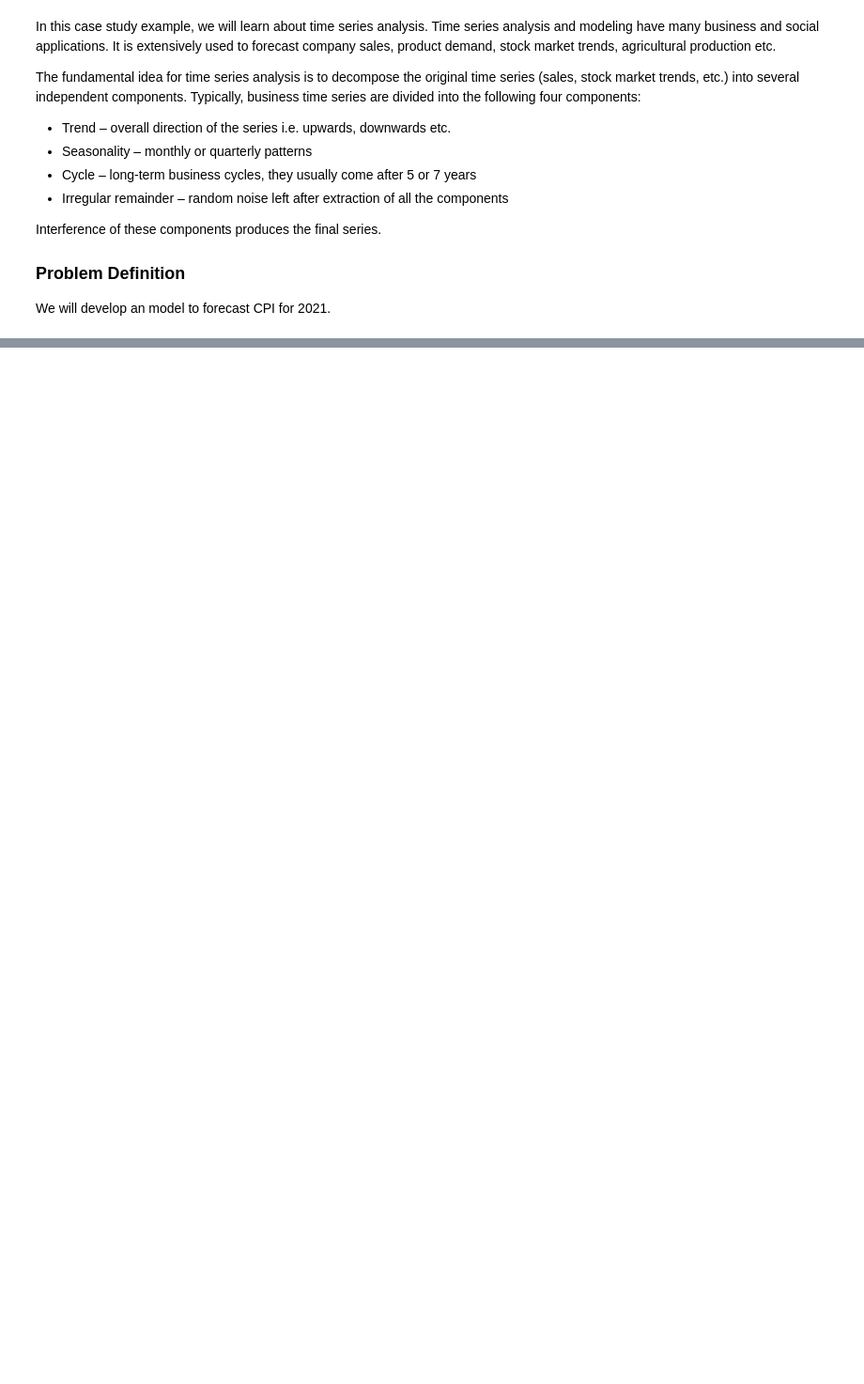
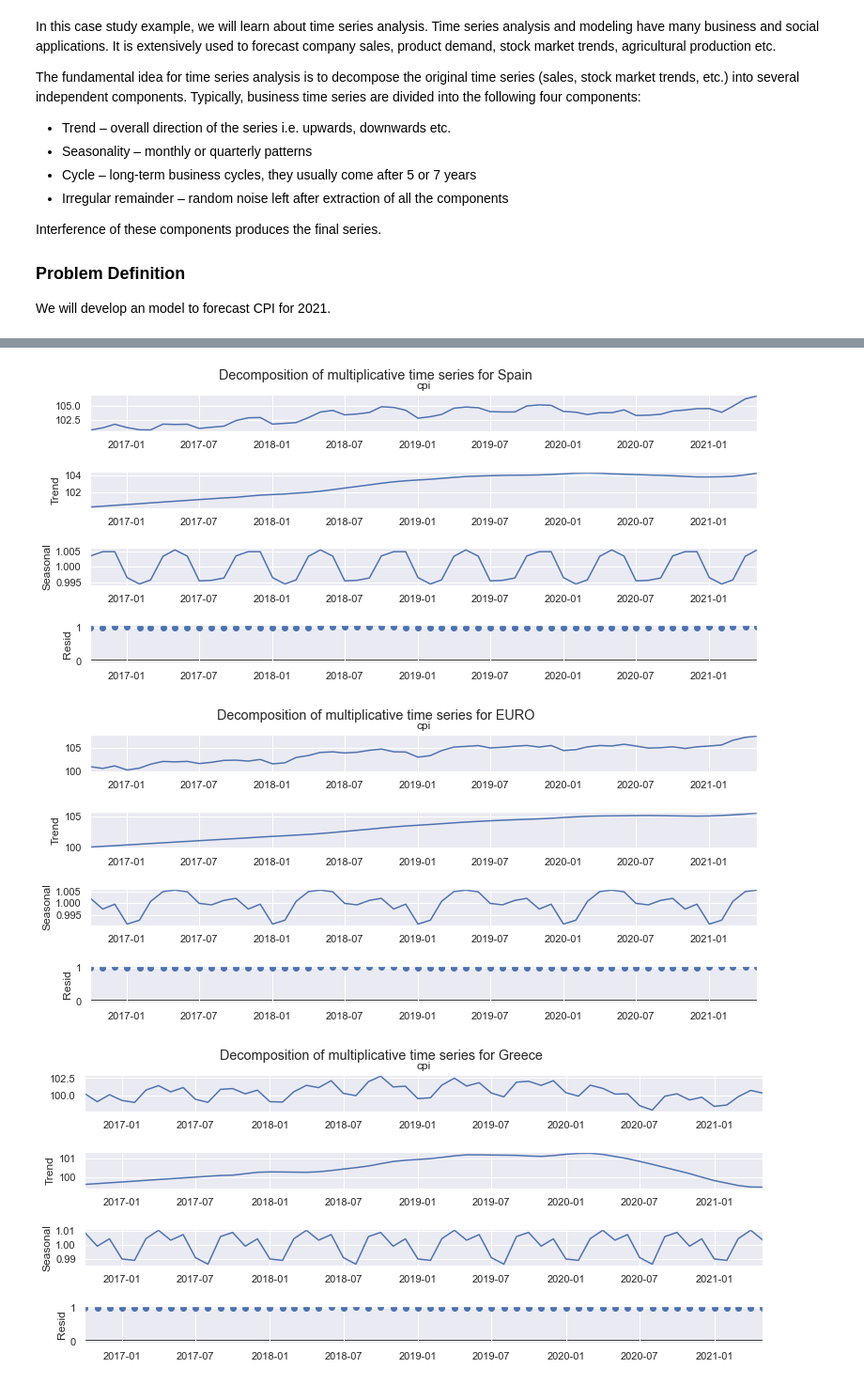
Before and after one commit to tajalahluwalia/data_tools_final_project, a Jupyter notebook: DataScienceToolsFinalProject.ipynb, the cells around one changed output, grey strips where cells are left out. Shown at 94% size. Drawn from its saved outputs; the diff is of its cells as text; code cells hidden in the pictures; blank space fills up the shorter version.

```diff
--- a/DataScienceToolsFinalProject.ipynb
+++ b/DataScienceToolsFinalProject.ipynb
@@ -236,0 +352,15 @@ We will develop an model to forecast CPI for 2021.
+# %%
+from statsmodels.tsa.seasonal import seasonal_decompose
+
+for country in countries:
+    decomposition = seasonal_decompose(final_df[(final_df.Country == country)]["cpi"], model='multiplicative',two_sided=False, extrapolate_trend=4)
+
+    fig = decomposition.plot()
+    fig.set_figwidth(12)
+    fig.set_figheight(5)
+    fig.suptitle('Decomposition of multiplicative time series for ' + country)
+    plt.show()
+# %% [output]
+[figure, added]
+[figure, added]
+[figure, added]
```
Also changed, not shown: parts of 47 cells of this notebook, 11 other files.
